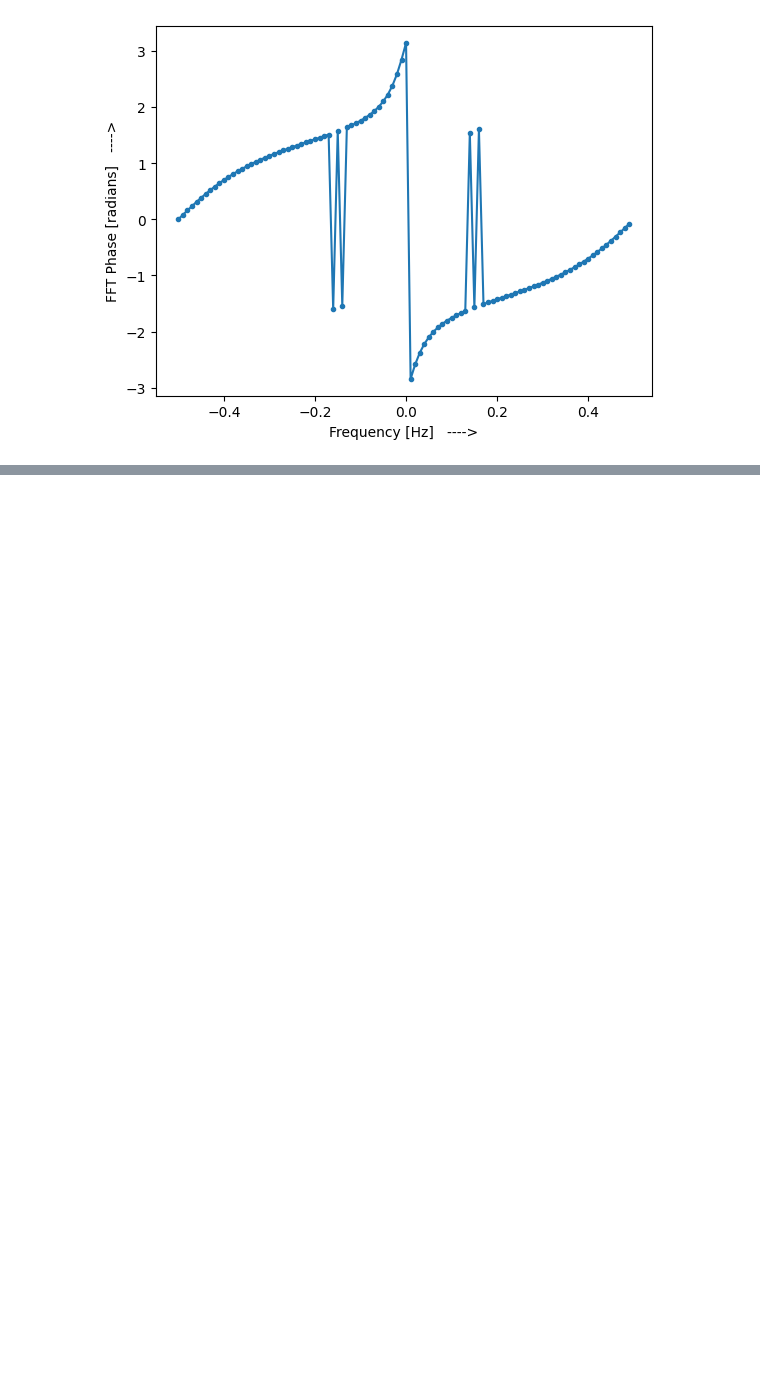
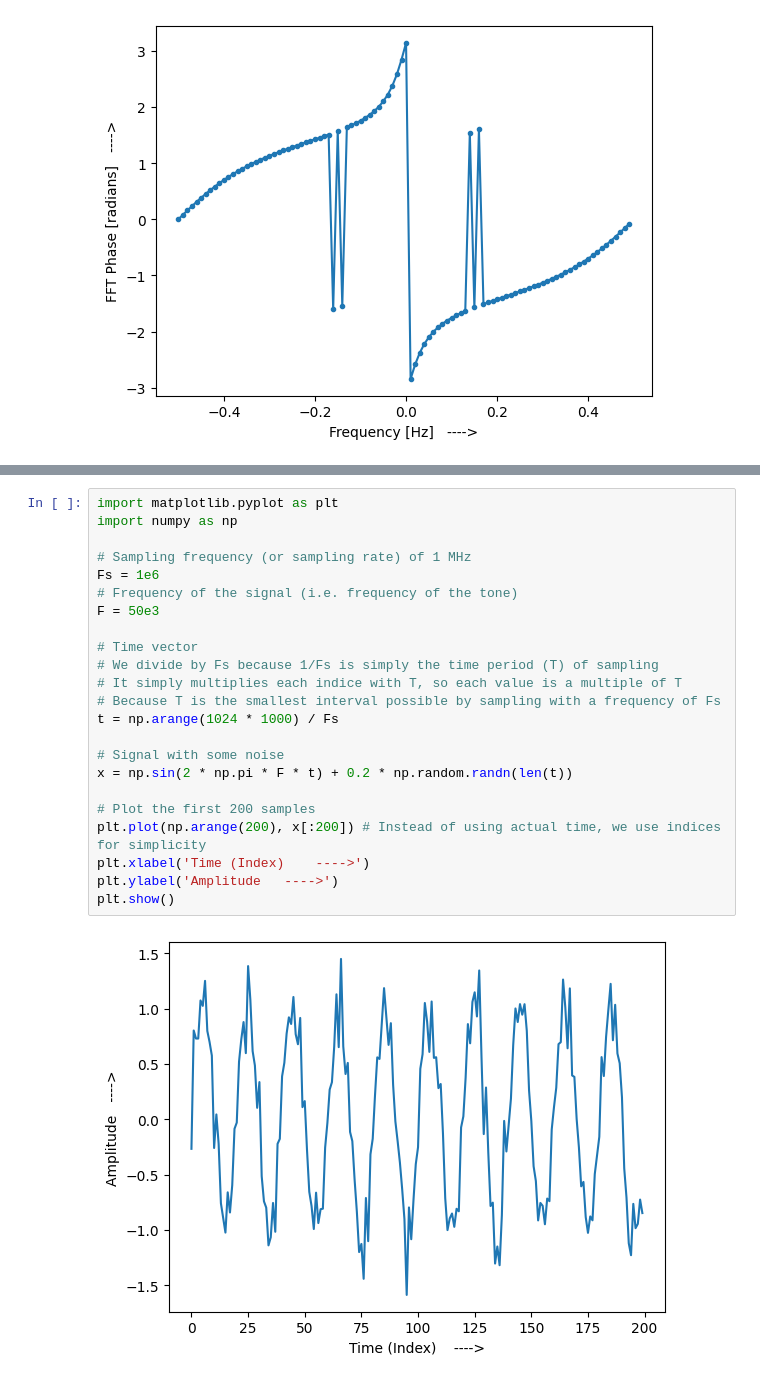
Before and after one commit to rstar900/PySDR, a Jupyter notebook: 01_frequency_domain.ipynb, the cells around one changed output, grey strips where cells are left out. Drawn from its saved outputs; the diff is of its cells as text; blank space fills up the shorter version.

Commit message:
Added an example of white noise signal for spectrogram section

```diff
--- a/01_frequency_domain.ipynb
+++ b/01_frequency_domain.ipynb
@@ -150,0 +157,25 @@ plt.show()
+# %%
+import matplotlib.pyplot as plt
+import numpy as np
+
+# Sampling frequency (or sampling rate) of 1 MHz
+Fs = 1e6
+# Frequency of the signal (i.e. frequency of the tone)
+F = 50e3
+
+# Time vector
+# We divide by Fs because 1/Fs is simply the time period (T) of sampling
+# It simply multiplies each indice with T, so each value is a multiple of T
+# Because T is the smallest interval possible by sampling with a frequency of Fs
+t = np.arange(1024 * 1000) / Fs
+
+# Signal with some noise
+x = np.sin(2 * np.pi * F * t) + 0.2 * np.random.randn(len(t))
+
+# Plot the first 200 samples
+plt.plot(np.arange(200), x[:200]) # Instead of using actual time, we use indices for simplicity
+plt.xlabel('Time (Index)    ---->')
+plt.ylabel('Amplitude   ---->')
+plt.show()
+# %% [output]
+[figure, added]
```
Also changed, not shown: parts of 1 cell of this notebook.
